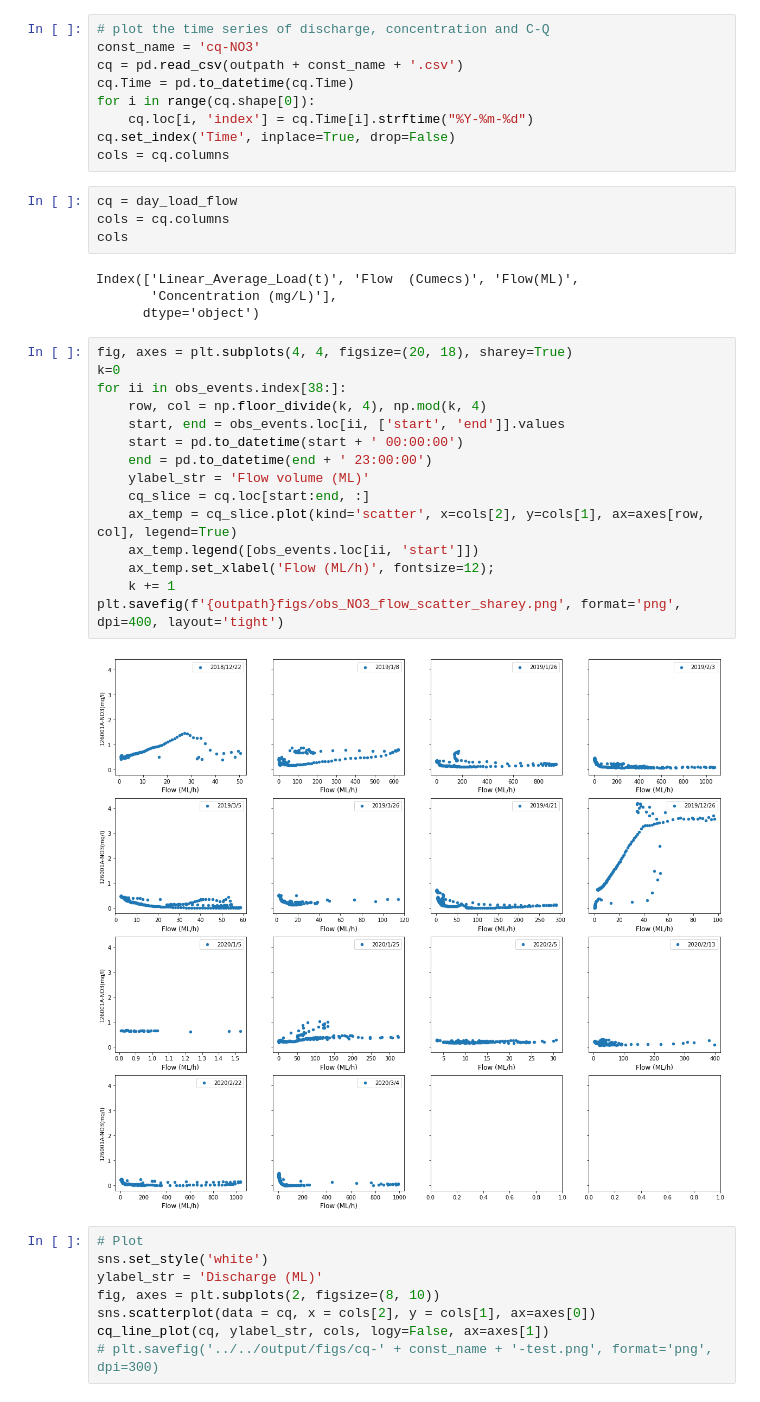
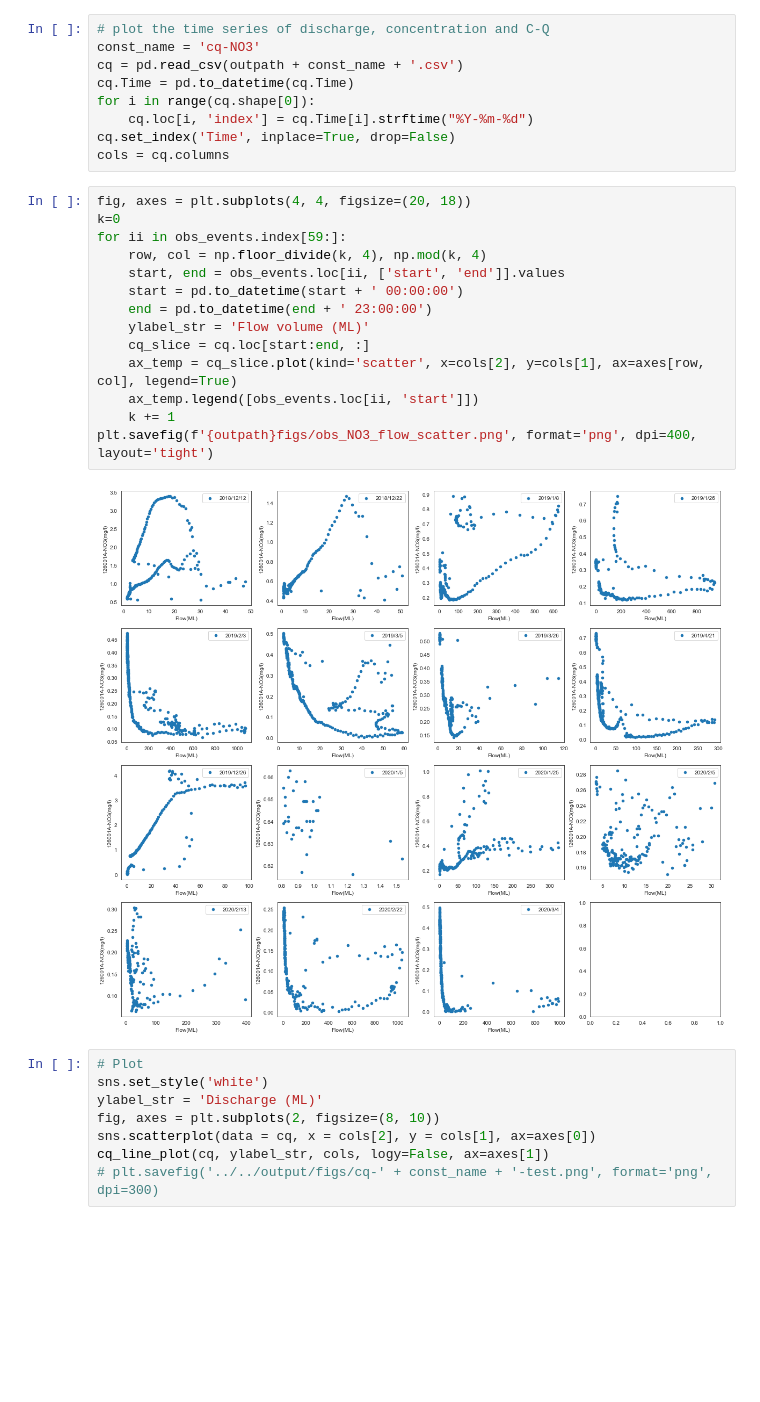
Before and after one commit to QianWanghhu/wqd_analyze, a Jupyter notebook: src/Plotings.ipynb, the cells around one changed output. Saved outputs shown, nothing was run; the diff lists cells and outputs as text; blank space fills up the shorter version.

```diff
--- a/src/Plotings.ipynb
+++ b/src/Plotings.ipynb
@@ -26,31 +29,22 @@ for i in range(cq.shape[0]):
     cq.loc[i, 'index'] = cq.Time[i].strftime("%Y-%m-%d")
 cq.set_index('Time', inplace=True, drop=False)
 cols = cq.columns
-# %%
-cq = day_load_flow
-cols = cq.columns
-cols
-# %% [output]
-Index(['Linear_Average_Load(t)', 'Flow  (Cumecs)', 'Flow(ML)',
-       'Concentration (mg/L)'],
-      dtype='object')
 # %%
-fig, axes = plt.subplots(4, 4, figsize=(20, 18), sharey=True)
+fig, axes = plt.subplots(4, 4, figsize=(20, 18))
 k=0
-for ii in obs_events.index[38:]:
+for ii in obs_events.index[59:]:
     row, col = np.floor_divide(k, 4), np.mod(k, 4)
     start, end = obs_events.loc[ii, ['start', 'end']].values
     start = pd.to_datetime(start + ' 00:00:00')
     end = pd.to_datetime(end + ' 23:00:00')
     ylabel_str = 'Flow volume (ML)'
     cq_slice = cq.loc[start:end, :]
     ax_temp = cq_slice.plot(kind='scatter', x=cols[2], y=cols[1], ax=axes[row, col], legend=True)
     ax_temp.legend([obs_events.loc[ii, 'start']])
-    ax_temp.set_xlabel('Flow (ML/h)', fontsize=12);
     k += 1
-plt.savefig(f'{outpath}figs/obs_NO3_flow_scatter_sharey.png', format='png', dpi=400, layout='tight')
+plt.savefig(f'{outpath}figs/obs_NO3_flow_scatter.png', format='png', dpi=400, layout='tight')
 # %% [output]
-[figure, old version]
+[figure, new version]
 # %%
 # Plot
 sns.set_style('white')
```
Also changed, not shown: parts of 20 cells of this notebook, 1 other file.
